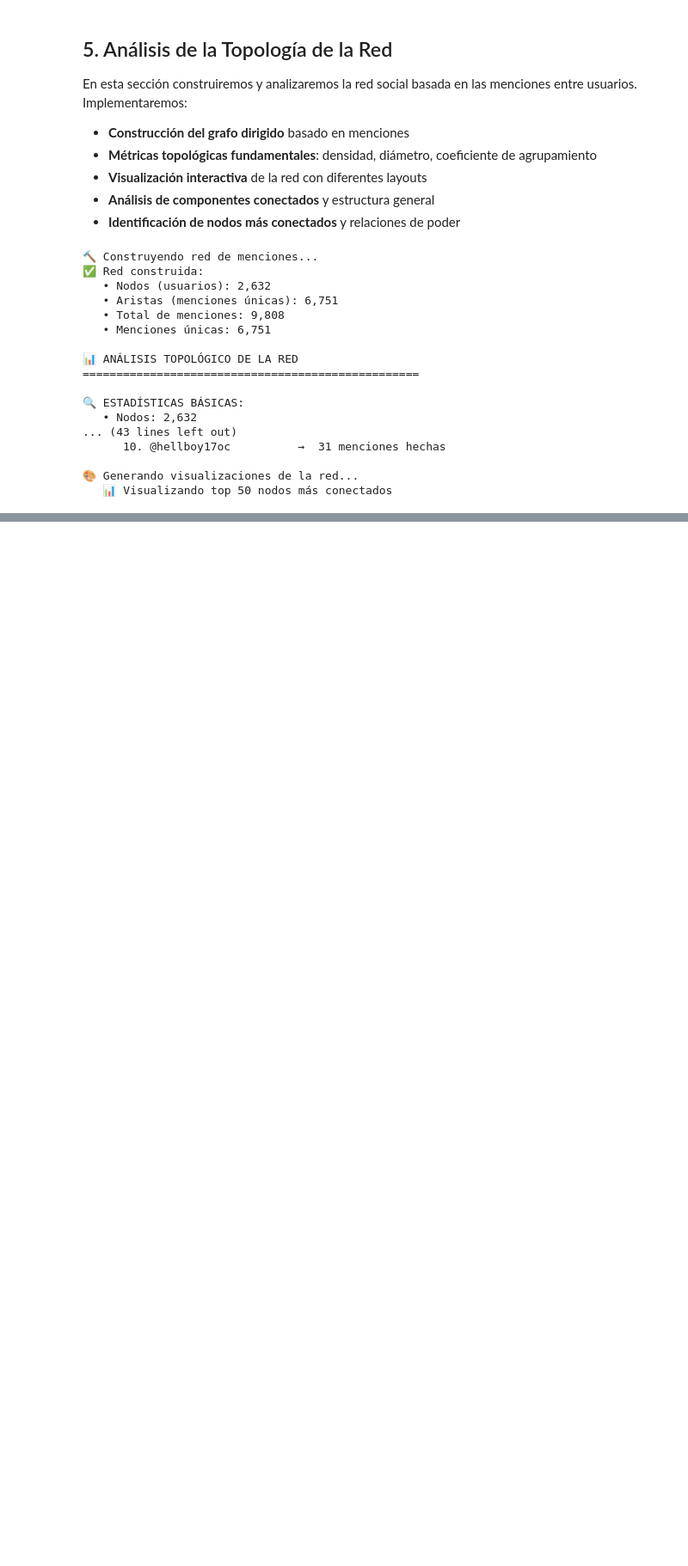
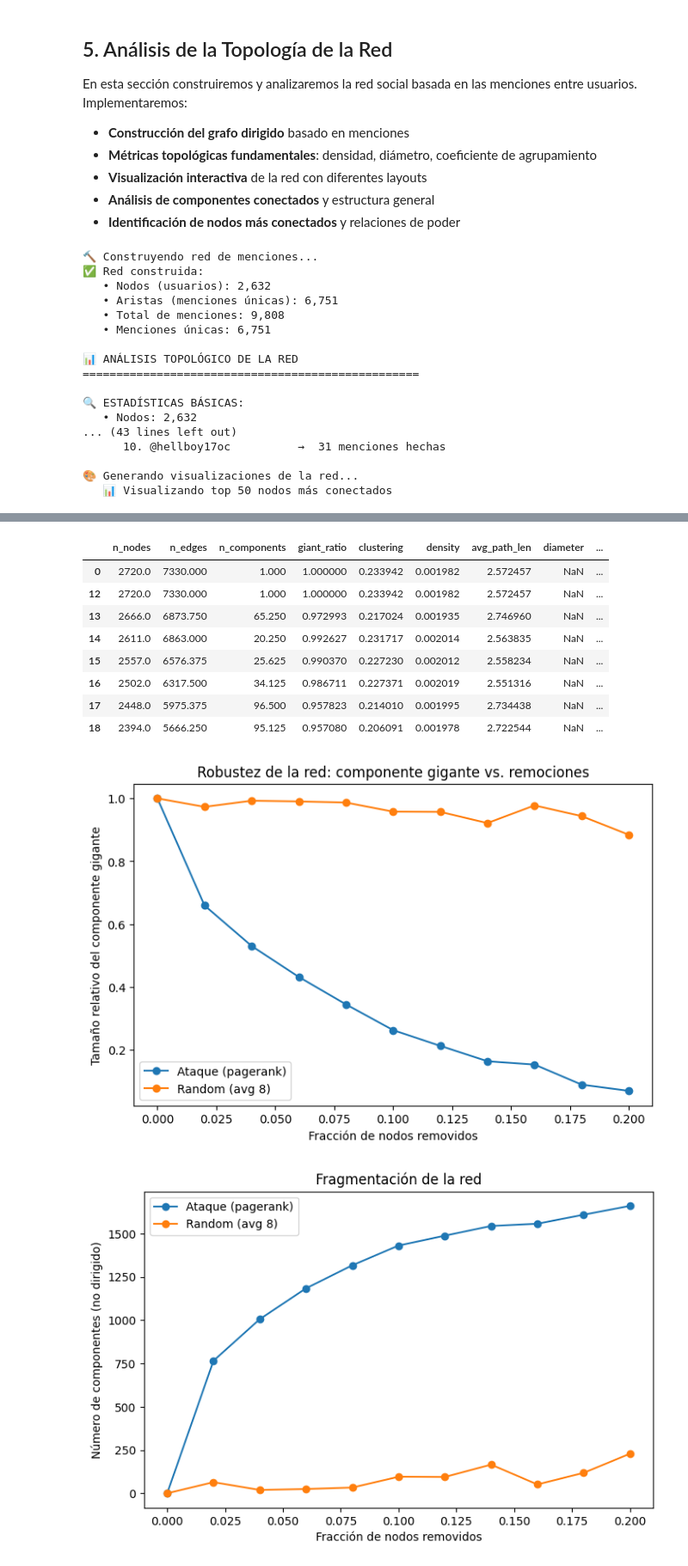
Before and after one commit to Diegoval-Dev/DC-Lab6, a Jupyter notebook: laboratorio6.ipynb, the cells around one changed output, grey strips where cells are left out. Shown at 86% size. Saved outputs shown, nothing was run; the diff lists cells and outputs as text; code cells hidden in the pictures; blank space fills up the shorter version.

```diff
--- a/laboratorio6.ipynb
+++ b/laboratorio6.ipynb
@@ -1002,0 +1574,56 @@ create_network_visualizations(G, topology_results, top_n=50)
+# %%
+# --- Parámetros del experimento ---
+fractions = np.linspace(0, 0.20, 11)  # 0% a 20% en 11 pasos
+attack_metric = "pagerank"             # opciones: 'pagerank' | 'in_degree' | 'betweenness'
+random_trials = 8
+
+# --- Correr simulaciones ---
+base_metrics = snapshot_metrics(G_traficogt)
+res_attack = simulate_targeted_failure(G_traficogt, fractions, strategy=attack_metric)
+res_random = simulate_random_failure(G_traficogt, fractions, trials=random_trials)
+
+df_attack = pd.DataFrame(res_attack)
+df_random = pd.DataFrame(res_random)
+df_base = pd.DataFrame([base_metrics]).assign(frac_removed=0.0, mode="baseline", removed=0)
+
+df_robustness = pd.concat([df_base, df_attack, df_random], ignore_index=True)
+df_robustness.sort_values(["mode", "frac_removed"], inplace=True)
+
+# Guardar resultados
+out_csv = "robustness_results.csv"
+df_robustness.to_csv(out_csv, index=False)
+print(f"Resultados guardados en: {out_csv}")
+display(df_robustness.head(8))
+
+# --- Gráfico 1: Tamaño relativo del componente gigante ---
+plt.figure(figsize=(8,5))
+subset_a = df_robustness[df_robustness["mode"].str.startswith("targeted")]
+subset_r = df_robustness[df_robustness["mode"].str.startswith("random")]
+plt.plot(subset_a["frac_removed"], subset_a["giant_ratio"], marker="o", label=f"Ataque ({attack_metric})")
+plt.plot(subset_r["frac_removed"], subset_r["giant_ratio"], marker="o", label=f"Random (avg {random_trials})")
+plt.xlabel("Fracción de nodos removidos")
+plt.ylabel("Tamaño relativo del componente gigante")
+plt.title("Robustez de la red: componente gigante vs. remociones")
+plt.legend()
+plt.show()
+
+# --- Gráfico 2: Número de componentes ---
+plt.figure(figsize=(8,5))
+plt.plot(subset_a["frac_removed"], subset_a["n_components"], marker="o", label=f"Ataque ({attack_metric})")
+plt.plot(subset_r["frac_removed"], subset_r["n_components"], marker="o", label=f"Random (avg {random_trials})")
+plt.xlabel("Fracción de nodos removidos")
+plt.ylabel("Número de componentes (no dirigido)")
+plt.title("Fragmentación de la red")
+plt.legend()
+plt.show()
+
+# --- Gráfico 3: Longitud de camino promedio (en el gigante) ---
+plt.figure(figsize=(8,5))
+plt.plot(subset_a["frac_removed"], subset_a["avg_path_len"], marker="o", label=f"Ataque ({attack_metric})")
+plt.plot(subset_r["frac_removed"], subset_r["avg_path_len"], marker="o", label=f"Random (avg {random_trials})")
+plt.xlabel("Fracción de nodos removidos")
+plt.ylabel("Camino promedio (componente gigante)")
+plt.title("Eficiencia de la red bajo remociones")
+plt.legend()
+plt.show()
+# %% [output]
@@ -1002,0 +1631,11 @@ create_network_visualizations(G, topology_results, top_n=50)
+|  | n_nodes | n_edges | n_components | giant_ratio | clustering | density | avg_path_len | diameter | ... |
+| 0 | 2720.0 | 7330.000 | 1.000 | 1.000000 | 0.233942 | 0.001982 | 2.572457 | NaN | ... |
+| 12 | 2720.0 | 7330.000 | 1.000 | 1.000000 | 0.233942 | 0.001982 | 2.572457 | NaN | ... |
+| 13 | 2666.0 | 6873.750 | 65.250 | 0.972993 | 0.217024 | 0.001935 | 2.746960 | NaN | ... |
+| 14 | 2611.0 | 6863.000 | 20.250 | 0.992627 | 0.231717 | 0.002014 | 2.563835 | NaN | ... |
+| 15 | 2557.0 | 6576.375 | 25.625 | 0.990370 | 0.227230 | 0.002012 | 2.558234 | NaN | ... |
+| 16 | 2502.0 | 6317.500 | 34.125 | 0.986711 | 0.227371 | 0.002019 | 2.551316 | NaN | ... |
+| 17 | 2448.0 | 5975.375 | 96.500 | 0.957823 | 0.214010 | 0.001995 | 2.734438 | NaN | ... |
+| 18 | 2394.0 | 5666.250 | 95.125 | 0.957080 | 0.206091 | 0.001978 | 2.722544 | NaN | ... |
+[figure, added]
+[figure, added]
```
Also changed, not shown: parts of 14 cells of this notebook, 3 other files.
